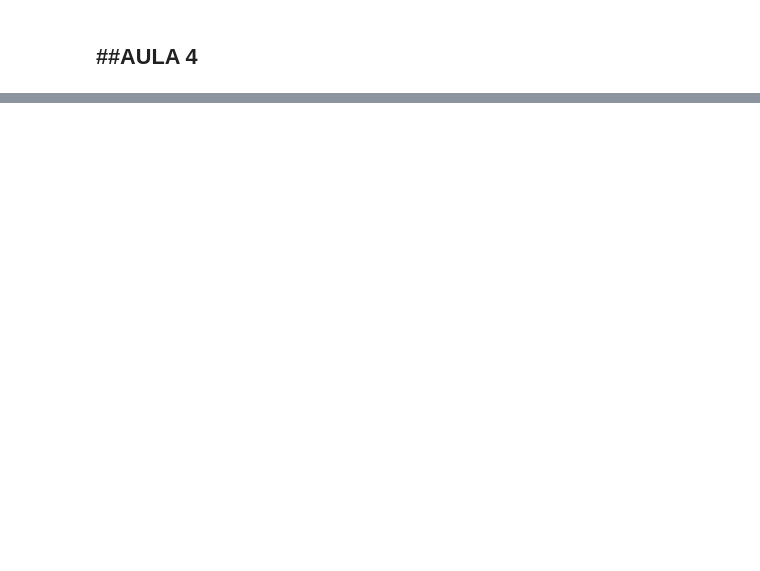
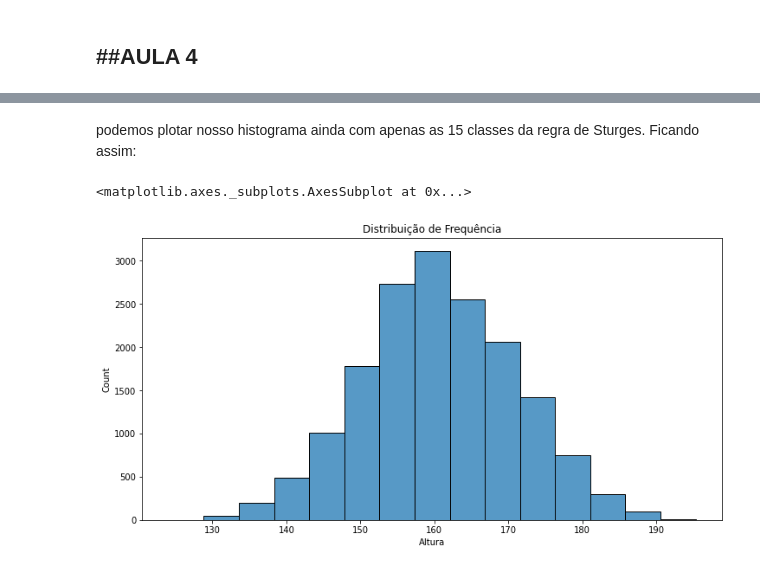
Before and after one commit to MatheusOrange211/Bootcamp-Alura, a Jupyter notebook: Bootcamp_Alura_Data_Science_IBGE.ipynb, the cells around one changed output, grey strips where cells are left out. Cells and saved outputs as stored; diff of their text form; code cells hidden in the pictures; blank space fills up the shorter version.

```diff
--- a/Bootcamp_Alura_Data_Science_IBGE.ipynb
+++ b/Bootcamp_Alura_Data_Science_IBGE.ipynb
@@ -585,0 +768,12 @@ tab_freq(dados['PESO_INTERVALO'],None,"Intervalo - PESO")
+# %% [markdown]
+podemos plotar nosso histograma ainda com apenas as 15 classes da regra de Sturges. Ficando assim:
+# %%
+ax =sns.histplot(data = dados, x=dados["VB17004"],bins = 15)
+ax.figure.set_size_inches(12,6)
+ax.set_title("Distribuição de Frequência")
+ax.set_xlabel("Altura")
+
+ax
+# %% [output]
+<matplotlib.axes._subplots.AxesSubplot at 0x...>
+[figure, added]
```
Also changed, not shown: parts of 49 cells of this notebook.
